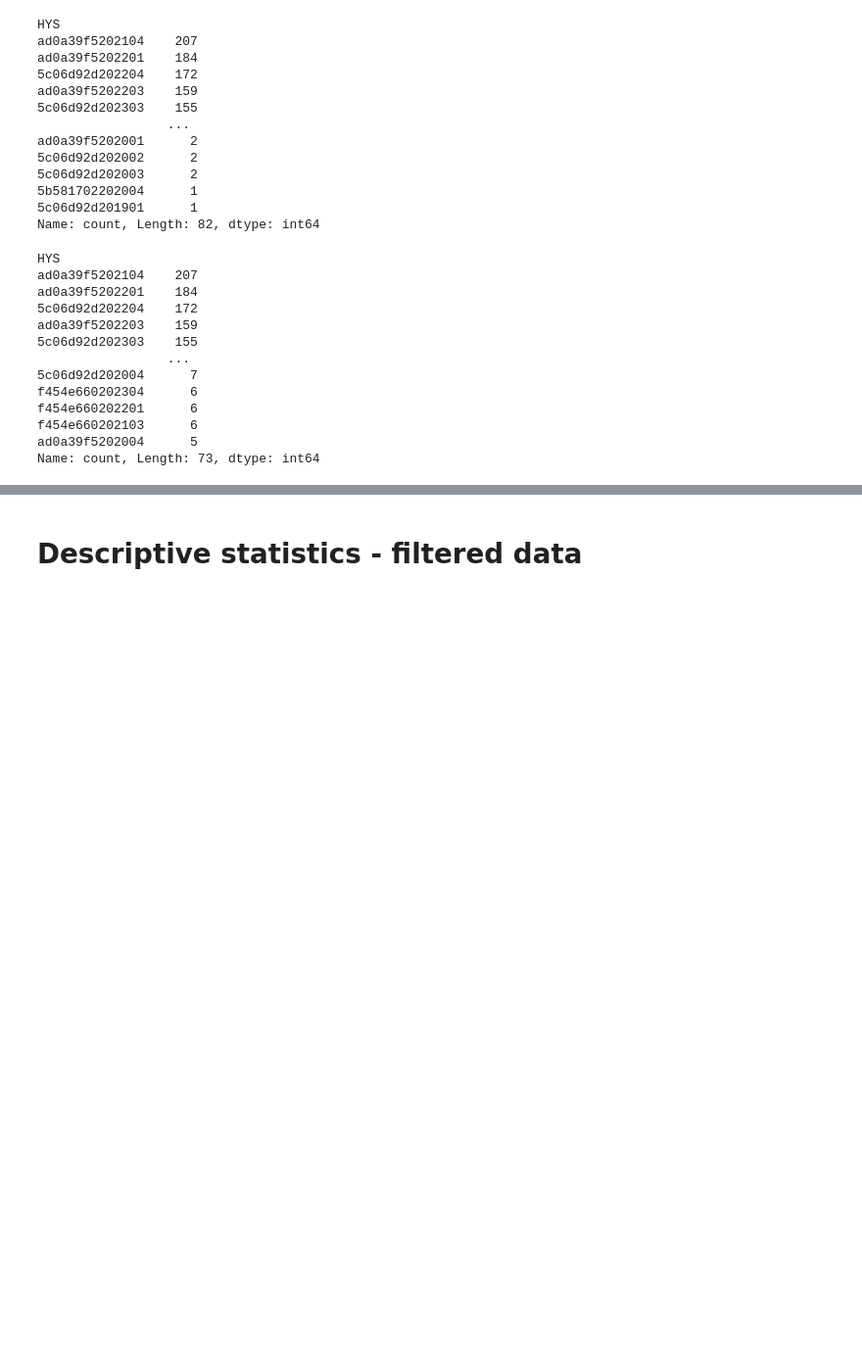
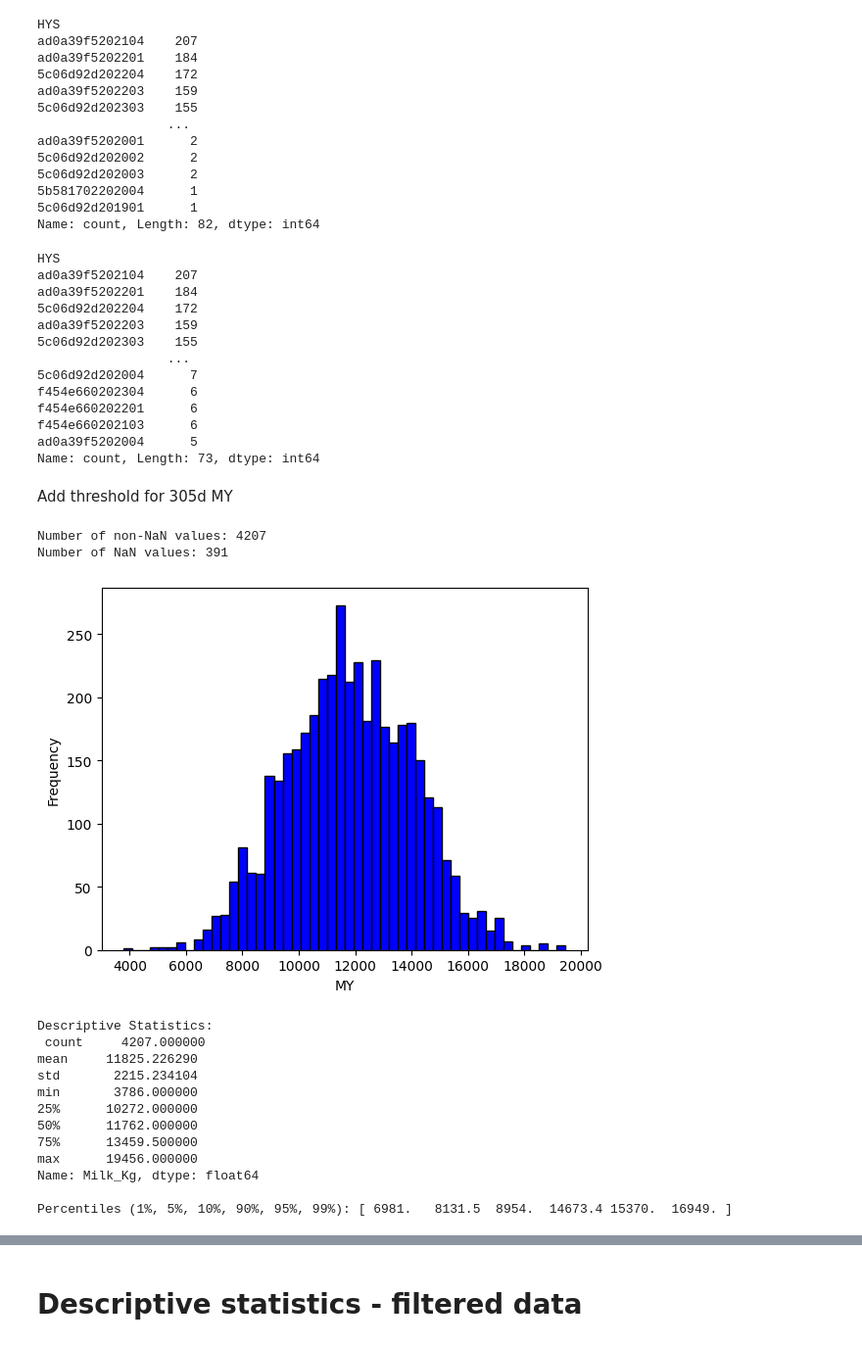
Before and after one commit to pgullstrand/Gigacow-tools, a Jupyter notebook: Projects/HeatStressEvaluation/DataPreprocessing/HS_fertility_FilteringDataframe.ipynb, the cells around one changed output, grey strips where cells are left out. Shown: that part at 98% size. Drawn from its saved outputs; the diff is of its cells as text; code cells hidden in the pictures; blank space fills up the shorter version.

```diff
--- a/Projects/HeatStressEvaluation/DataPreprocessing/HS_fertility_FilteringDataframe.ipynb
+++ b/Projects/HeatStressEvaluation/DataPreprocessing/HS_fertility_FilteringDataframe.ipynb
@@ -1455,3 +1455,42 @@ f454e660202201      6
 f454e660202103      6
 ad0a39f5202004      5
 Name: count, Length: 73, dtype: int64
+# %% [markdown]
+Add threshold for 305d MY
+# %%
+# Occurrence of MY data
+non_nan_count = df6['Milk_Kg'].notna().sum()
+print(f"Number of non-NaN values: {non_nan_count}")
+
+is_nan_count = df6['Milk_Kg'].isna().sum()
+print(f"Number of NaN values: {is_nan_count}")
+# %% [output]
+Number of non-NaN values: 4207
+Number of NaN values: 391
+# %%
+# Plot MY
+plt.hist(df6['Milk_Kg'], bins=50, color='blue', edgecolor='black')
+plt.xlabel('MY')
+plt.ylabel('Frequency')
+plt.show()
+
+# Look at distribution
+summary_stats = df6['Milk_Kg'].describe()
+percentiles = np.percentile(df6['Milk_Kg'].dropna(), [1, 5, 10, 90, 95, 99])
+
+print("Descriptive Statistics:\n", summary_stats)
+print("\nPercentiles (1%, 5%, 10%, 90%, 95%, 99%):", percentiles)
+# %% [output]
+[figure, added]
+Descriptive Statistics:
+ count     4207.000000
+mean     11825.226290
+std       2215.234104
+min       3786.000000
+25%      10272.000000
+50%      11762.000000
+75%      13459.500000
+max      19456.000000
+Name: Milk_Kg, dtype: float64
+
+Percentiles (1%, 5%, 10%, 90%, 95%, 99%): [ 6981.   8131.5  8954.  14673.4 15370.  16949. ]
```
Also changed, not shown: parts of 3 cells of this notebook.
